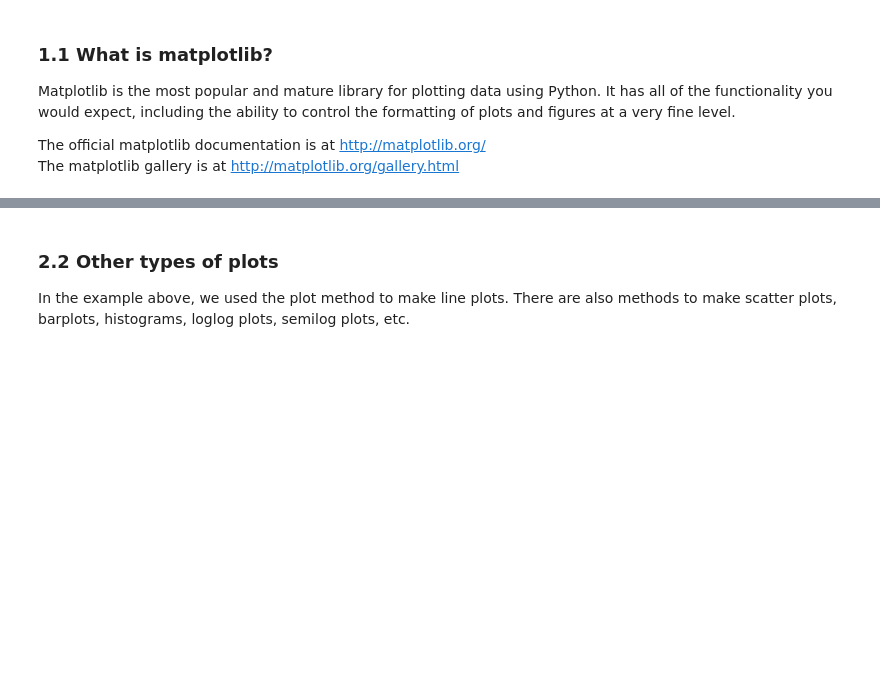
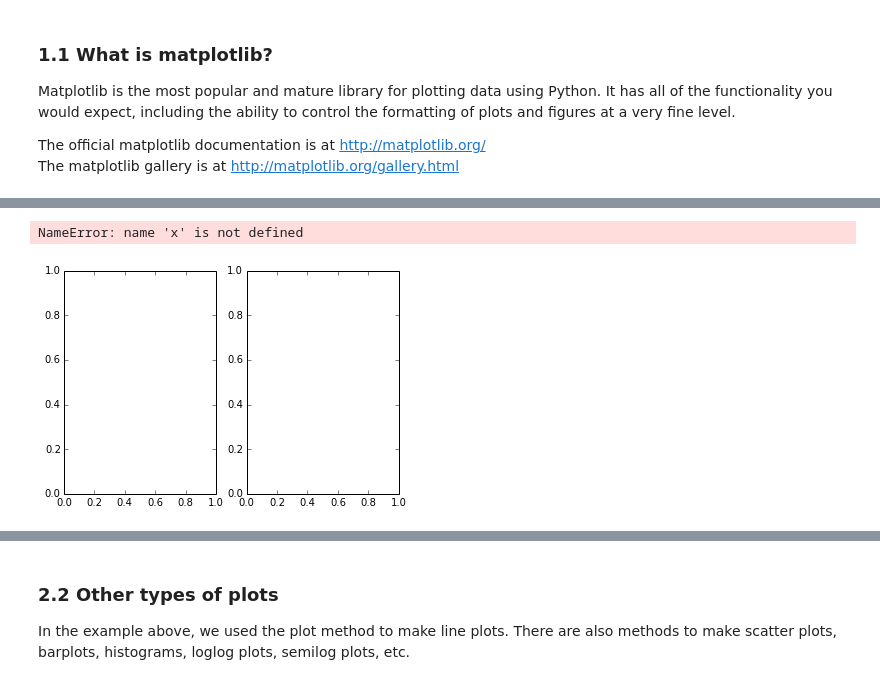
Before and after one commit to swcarpentry/2014-03-17-ucb, a Jupyter notebook: lessons/jk-python/matplotlib-full.ipynb, the cells around one changed output, grey strips where cells are left out. Saved outputs shown, nothing was run; the diff lists cells and outputs as text; code cells hidden in the pictures; blank space fills up the shorter version.

```diff
--- a/lessons/jk-python/matplotlib-full.ipynb
+++ b/lessons/jk-python/matplotlib-full.ipynb
@@ -61,23 +95,19 @@ two lines.
 # %%
-# Make some data to plot
-x = np.linspace(0, 2*np.pi)
-y1 = np.sin(x)
-y2 = np.cos(x)
-
 # First, create an empty figure with 2 subplots
-# - The arguments (1, 2) indicate 1 row and 2 cols
-# - The function plt.subplots returns an object for the figure and for each axes
-# - There are multiple ways to accomplish this same goal, but this is probably the
-#   simplest - notice that each subplot is associated with one of the axes objects.
+# The arguments (1, 2) indicate 1 row and 2 cols
 fig, (ax1, ax2) = plt.subplots(1, 2)
 
 # Next, put one line on the first axis and both lines on the second axis
 # - On the second axes, add a legend to distinguish the two lines
 ax1.plot(x, y1)
 
-ax2.plot(x, y1, label='sin')  # The labels are what appear in the legend
-ax2.plot(x, y2, label='cos')
+# Notice that I can assign the output of "plot" to a variable.
+# This is the "line object" referring to the line we just drew.
+l1 = ax2.plot(x, y1, label='sin')  # The labels are what appear in the legend
 ax2.legend()
 
 # Finally, save the figure as a png file
 fig.savefig('myfig.png')
+# %% [output]
+NameError: name 'x' is not defined
+[figure, added]
```
Also changed, not shown: parts of 28 cells of this notebook, 1 other file.
